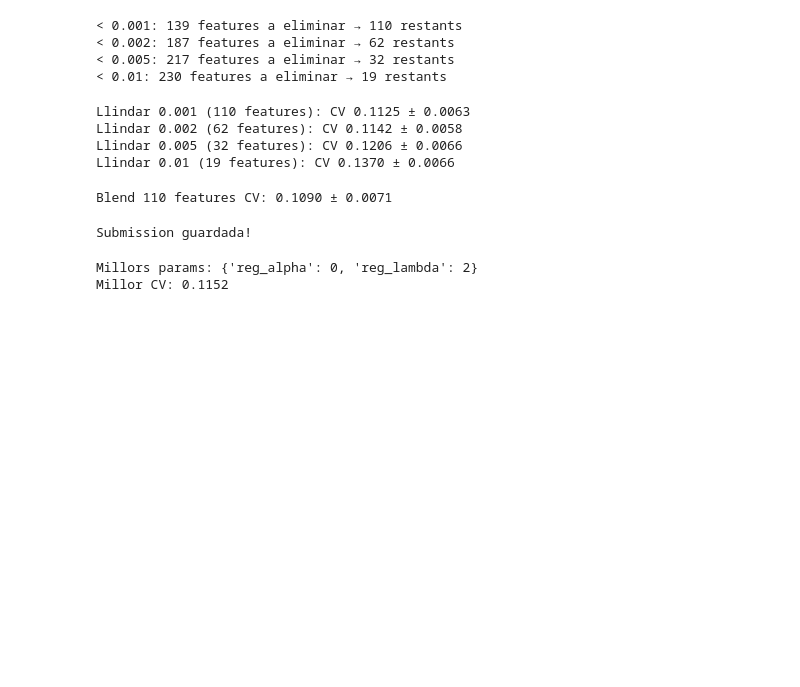
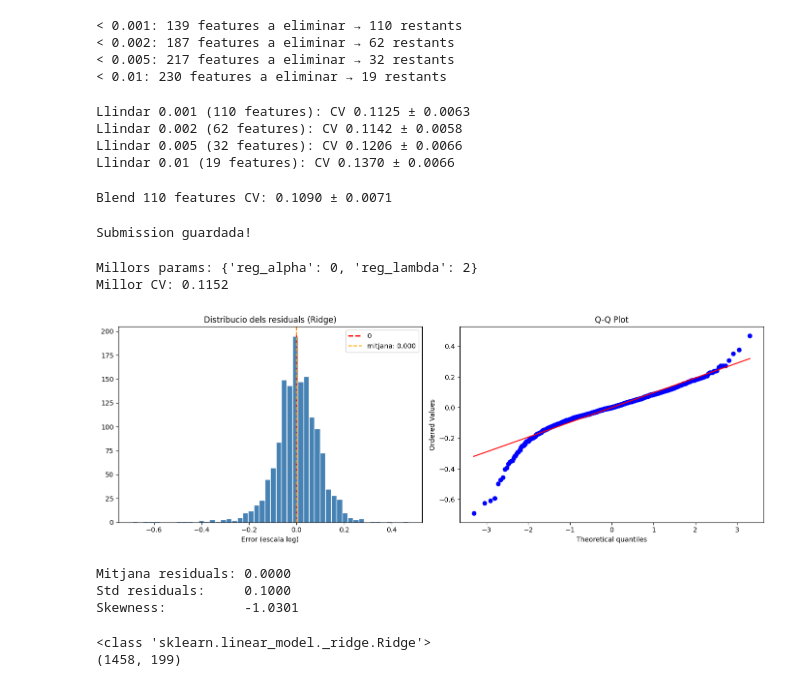
Before and after one commit to Carontsubs/kaggle-house-prices, a Jupyter notebook: notebooks/04_models.ipynb, the cells around one changed output. Drawn from its saved outputs; the diff is of its cells as text; code cells hidden in the pictures; blank space fills up the shorter version.

```diff
--- a/notebooks/04_models.ipynb
+++ b/notebooks/04_models.ipynb
@@ -549,3 +549,44 @@ print(f"Millor CV: {-grid.best_score_:.4f}")
 # %% [output]
 Millors params: {'reg_alpha': 0, 'reg_lambda': 2}
 Millor CV: 0.1152
+# %%
+# Entrenem Ridge amb totes les dades per obtenir residuals
+ridge_final.fit(scaler.fit_transform(train_reduced), y)
+pred_train = ridge_final.predict(scaler.transform(train_reduced))
+residuals = y - pred_train
+
+# Campana de Gauss dels residuals
+import matplotlib.pyplot as plt
+import scipy.stats as stats
+
+fig, (ax1, ax2) = plt.subplots(1, 2, figsize=(14, 5))
+
+# Histograma
+ax1.hist(residuals, bins=50, color='steelblue', edgecolor='white')
+ax1.axvline(x=0, color='red', linestyle='--', linewidth=2, label='0')
+ax1.axvline(x=residuals.mean(), color='orange', linestyle='--', label=f'mitjana: {residuals.mean():.3f}')
+ax1.set_title('Distribucio dels residuals (Ridge)')
+ax1.set_xlabel('Error (escala log)')
+ax1.legend()
+
+# Q-Q plot — com de normal es la distribucio
+stats.probplot(residuals, dist="norm", plot=ax2)
+ax2.set_title('Q-Q Plot')
+
+plt.tight_layout()
+plt.show()
+
+print(f"Mitjana residuals: {residuals.mean():.4f}")
+print(f"Std residuals:     {residuals.std():.4f}")
+print(f"Skewness:          {residuals.skew():.4f}")
+# %% [output]
+[figure, added]
+Mitjana residuals: 0.0000
+Std residuals:     0.1000
+Skewness:          -1.0301
+# %%
+print(type(ridge_final))
+print(train_reduced.shape)
+# %% [output]
+<class 'sklearn.linear_model._ridge.Ridge'>
+(1458, 199)
```
Also changed, not shown: parts of 4 cells of this notebook, 2 other files.
